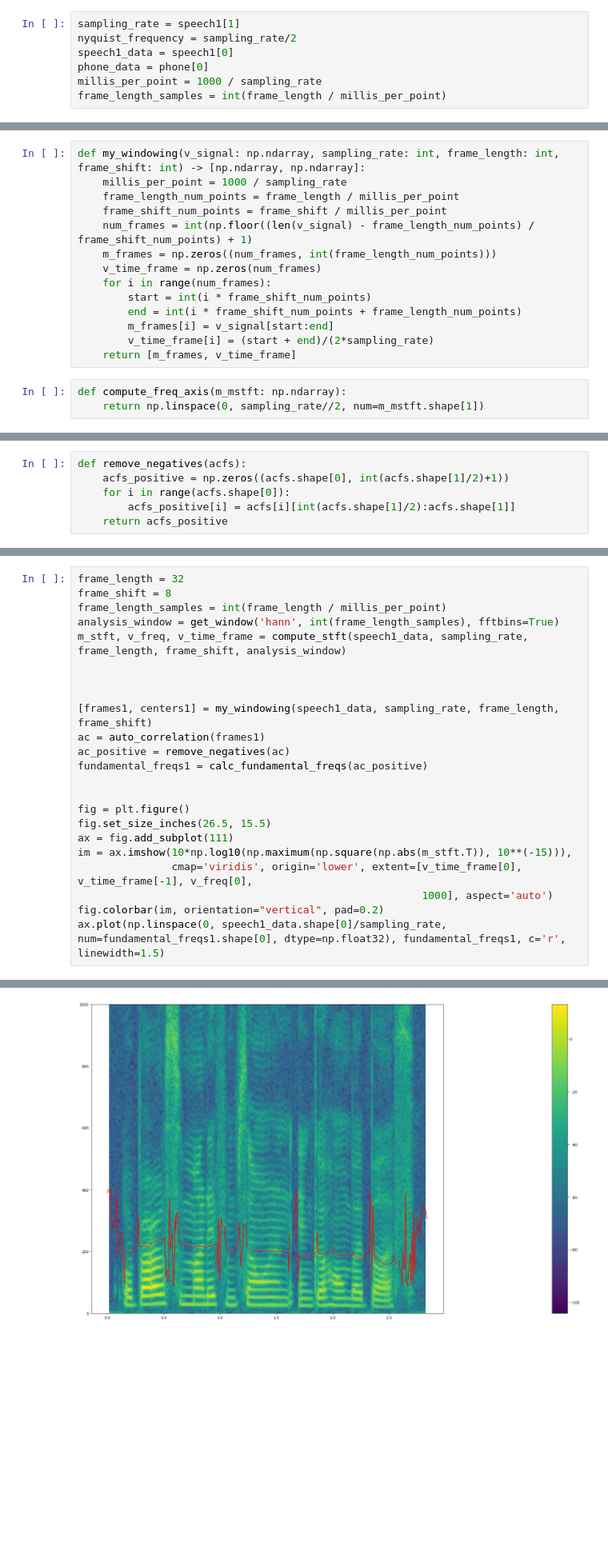
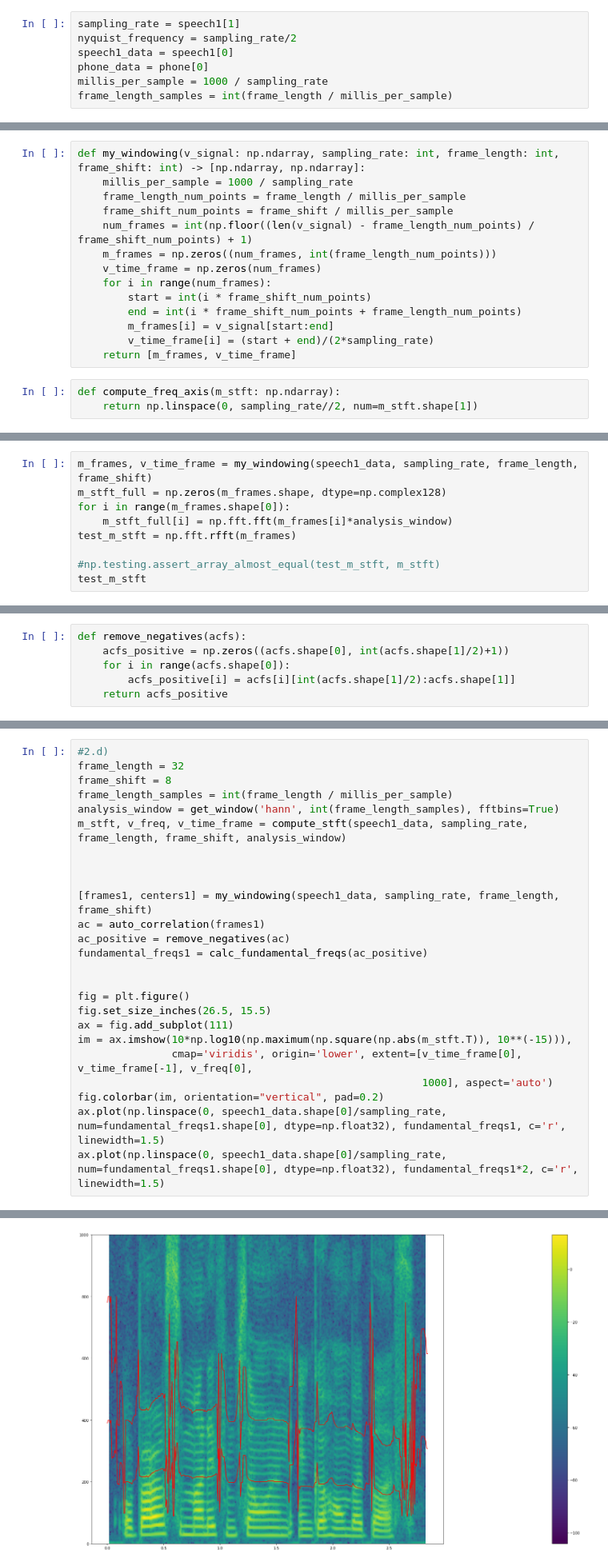
Before and after one commit to angelonti/uhh_ssp_summer2023, a Jupyter notebook: exercise2/exercise2.ipynb, the cells around one changed output, grey strips where cells are left out. Shown at 80% size. Saved outputs shown, nothing was run; the diff lists cells and outputs as text; blank space fills up the shorter version.

```diff
--- a/exercise2/exercise2.ipynb
+++ b/exercise2/exercise2.ipynb
@@ -27,17 +27,17 @@ sampling_rate = speech1[1]
 nyquist_frequency = sampling_rate/2
 speech1_data = speech1[0]
 phone_data = phone[0]
-millis_per_point = 1000 / sampling_rate
-frame_length_samples = int(frame_length / millis_per_point)
+millis_per_sample = 1000 / sampling_rate
+frame_length_samples = int(frame_length / millis_per_sample)
 # %%
 frame_length_samples
 # %% [output]
 512
 # %%
 def my_windowing(v_signal: np.ndarray, sampling_rate: int, frame_length: int, frame_shift: int) -> [np.ndarray, np.ndarray]:
-    millis_per_point = 1000 / sampling_rate
-    frame_length_num_points = frame_length / millis_per_point
-    frame_shift_num_points = frame_shift / millis_per_point
+    millis_per_sample = 1000 / sampling_rate
+    frame_length_num_points = frame_length / millis_per_sample
+    frame_shift_num_points = frame_shift / millis_per_sample
     num_frames = int(np.floor((len(v_signal) - frame_length_num_points) / frame_shift_num_points) + 1)
     m_frames = np.zeros((num_frames, int(frame_length_num_points)))
     v_time_frame = np.zeros(num_frames)
@@ -48,8 +48,8 @@ def my_windowing(v_signal: np.ndarray, sampling_rate: int, frame_length: int, fr
         v_time_frame[i] = (start + end)/(2*sampling_rate)
     return [m_frames, v_time_frame]
 # %%
-def compute_freq_axis(m_mstft: np.ndarray):
-    return np.linspace(0, sampling_rate//2, num=m_mstft.shape[1])
+def compute_freq_axis(m_stft: np.ndarray):
+    return np.linspace(0, sampling_rate//2, num=m_stft.shape[1])
 # %%
 def remove_upper_half_spectrum(m_stft: np.ndarray) -> np.ndarray:
     m_stft_new = m_stft[:, :(int(m_stft.shape[1]/2)+1)]
@@ -118,0 +121,9 @@ Another advantage is that considering only the non-redundant part of the spectru
+# %%
+m_frames, v_time_frame = my_windowing(speech1_data, sampling_rate, frame_length, frame_shift)
+m_stft_full = np.zeros(m_frames.shape, dtype=np.complex128)
+for i in range(m_frames.shape[0]):
+    m_stft_full[i] = np.fft.fft(m_frames[i]*analysis_window)
+test_m_stft = np.fft.rfft(m_frames)
+
+#np.testing.assert_array_almost_equal(test_m_stft, m_stft)
+test_m_stft
@@ -237,31 +270,33 @@ def calc_fundamental_freqs(acfs_positive):
         fundamental_freqs[i] = 1 / millis
     return fundamental_freqs
 # %%
+#2.d)
 frame_length = 32
 frame_shift = 8
-frame_length_samples = int(frame_length / millis_per_point)
+frame_length_samples = int(frame_length / millis_per_sample)
 analysis_window = get_window('hann', int(frame_length_samples), fftbins=True)
 m_stft, v_freq, v_time_frame = compute_stft(speech1_data, sampling_rate, frame_length, frame_shift, analysis_window)
 
 
 
 [frames1, centers1] = my_windowing(speech1_data, sampling_rate, frame_length, frame_shift)
 ac = auto_correlation(frames1)
 ac_positive = remove_negatives(ac)
 fundamental_freqs1 = calc_fundamental_freqs(ac_positive)
 
 
 fig = plt.figure()
 fig.set_size_inches(26.5, 15.5)
 ax = fig.add_subplot(111)
 im = ax.imshow(10*np.log10(np.maximum(np.square(np.abs(m_stft.T)), 10**(-15))),
                cmap='viridis', origin='lower', extent=[v_time_frame[0], v_time_frame[-1], v_freq[0],
                                                        1000], aspect='auto')
 fig.colorbar(im, orientation="vertical", pad=0.2)
 ax.plot(np.linspace(0, speech1_data.shape[0]/sampling_rate, num=fundamental_freqs1.shape[0], dtype=np.float32), fundamental_freqs1, c='r', linewidth=1.5)
+ax.plot(np.linspace(0, speech1_data.shape[0]/sampling_rate, num=fundamental_freqs1.shape[0], dtype=np.float32), fundamental_freqs1*2, c='r', linewidth=1.5)
 # %% [output]
 [<matplotlib.lines.Line2D at 0x...>]
-[figure, old version]
+[figure, new version]
 # %% [markdown]
 Yes they match
 # %%
```
Also changed, not shown: parts of 15 cells of this notebook.
